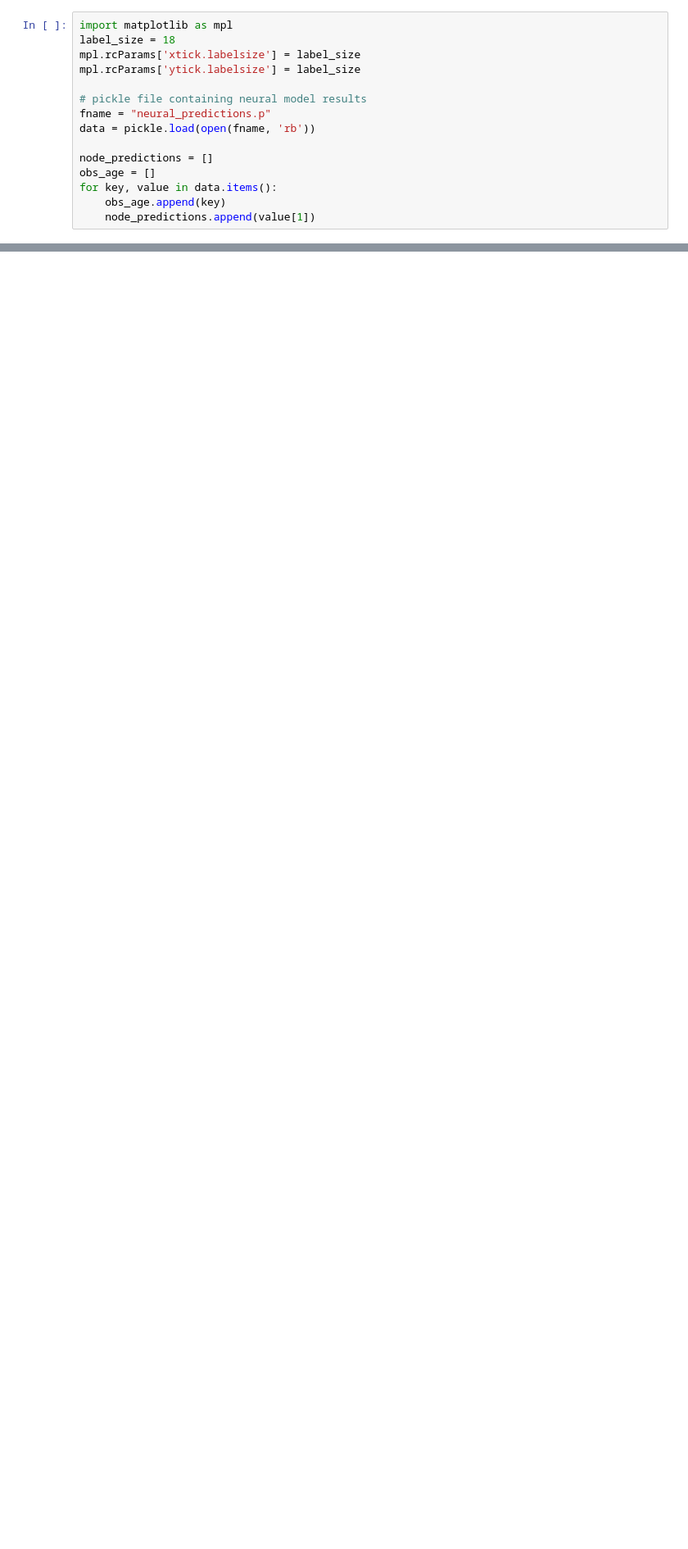
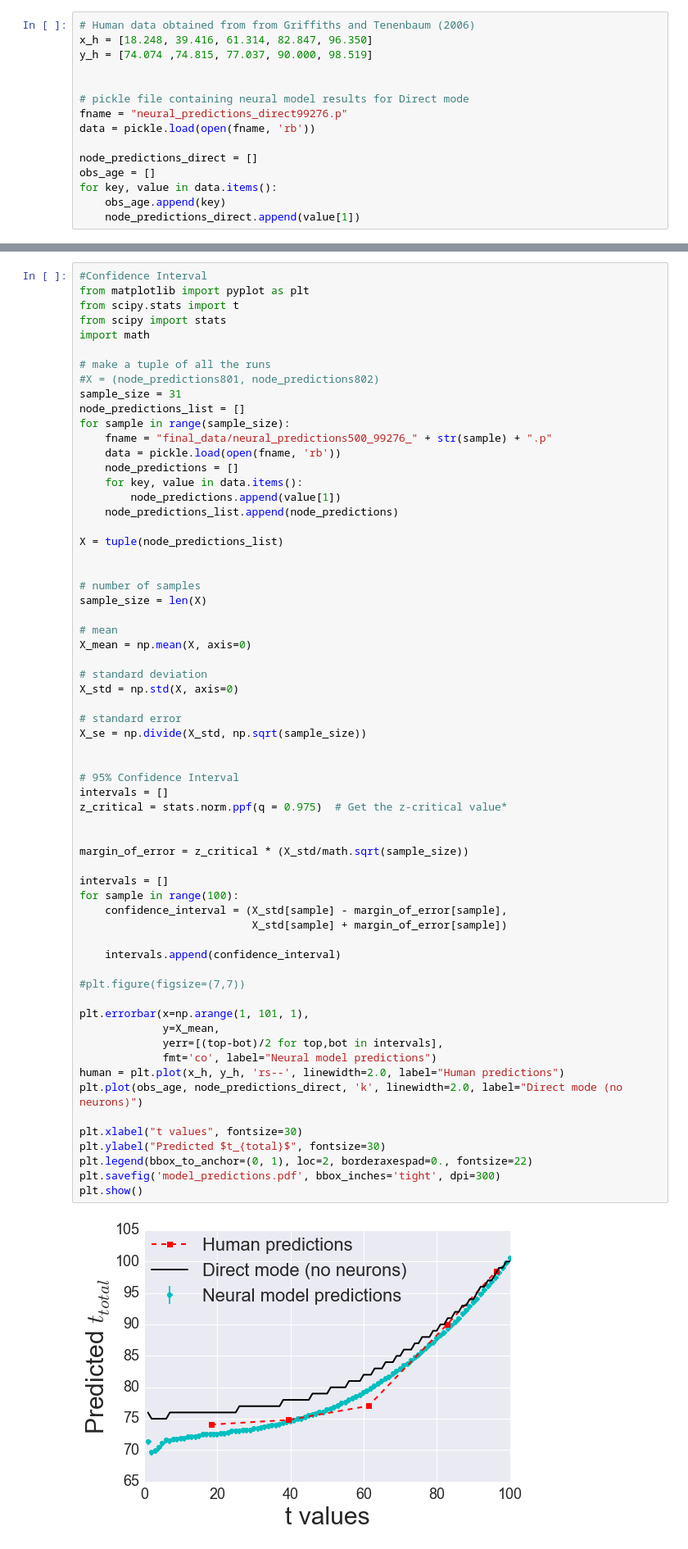
Before and after one commit to ctn-waterloo/cogsci17-infer, a Jupyter notebook: results/results-plots.ipynb, the cells around one changed output, grey strips where cells are left out. Shown at 82% size. Saved outputs shown, nothing was run; the diff lists cells and outputs as text; blank space fills up the shorter version.

```diff
--- a/results/results-plots.ipynb
+++ b/results/results-plots.ipynb
@@ -11,15 +88,15 @@ import sys
 # %%
-import matplotlib as mpl
-label_size = 18
-mpl.rcParams['xtick.labelsize'] = label_size
-mpl.rcParams['ytick.labelsize'] = label_size
+# Human data obtained from from Griffiths and Tenenbaum (2006)
+x_h = [18.248, 39.416, 61.314, 82.847, 96.350]
+y_h = [74.074 ,74.815, 77.037, 90.000, 98.519]
 
-# pickle file containing neural model results
-fname = "neural_predictions.p"
+
+# pickle file containing neural model results for Direct mode
+fname = "neural_predictions_direct99276.p"
 data = pickle.load(open(fname, 'rb'))
 
-node_predictions = []
+node_predictions_direct = []
 obs_age = []
 for key, value in data.items():
     obs_age.append(key)
-    node_predictions.append(value[1])
+    node_predictions_direct.append(value[1])
@@ -51,0 +103,65 @@ y_tm = [76.07142857142856,
+# %%
+#Confidence Interval
+from matplotlib import pyplot as plt
+from scipy.stats import t
+from scipy import stats
+import math
+
+# make a tuple of all the runs
+#X = (node_predictions801, node_predictions802)
+sample_size = 31
+node_predictions_list = []
+for sample in range(sample_size):
+    fname = "final_data/neural_predictions500_99276_" + str(sample) + ".p"
+    data = pickle.load(open(fname, 'rb'))
+    node_predictions = []
+    for key, value in data.items():
+        node_predictions.append(value[1])
+    node_predictions_list.append(node_predictions)
+
+X = tuple(node_predictions_list)
+
+
+# number of samples
+sample_size = len(X)
+
+# mean
+X_mean = np.mean(X, axis=0)
+
+# standard deviation
+X_std = np.std(X, axis=0)
+
+# standard error
+X_se = np.divide(X_std, np.sqrt(sample_size))
+
+
+# 95% Confidence Interval
+intervals = []
+z_critical = stats.norm.ppf(q = 0.975)  # Get the z-critical value*
+
+
+margin_of_error = z_critical * (X_std/math.sqrt(sample_size))
+
+intervals = []
+for sample in range(100):
+    confidence_interval = (X_std[sample] - margin_of_error[sample],
+                           X_std[sample] + margin_of_error[sample])
+
+    intervals.append(confidence_interval)
+
+#plt.figure(figsize=(7,7))
+
+plt.errorbar(x=np.arange(1, 101, 1),
+             y=X_mean,
+             yerr=[(top-bot)/2 for top,bot in intervals],
+             fmt='co', label="Neural model predictions")
+human = plt.plot(x_h, y_h, 'rs--', linewidth=2.0, label="Human predictions")
+plt.plot(obs_age, node_predictions_direct, 'k', linewidth=2.0, label="Direct mode (no neurons)")
+
+plt.xlabel("t values", fontsize=30)
+plt.ylabel("Predicted $t_{total}$", fontsize=30)
+plt.legend(bbox_to_anchor=(0, 1), loc=2, borderaxespad=0., fontsize=22)
+plt.savefig('model_predictions.pdf', bbox_inches='tight', dpi=300)
+plt.show()
+# %% [output]
+[figure, added]
```
Also changed, not shown: parts of 16 cells of this notebook.
